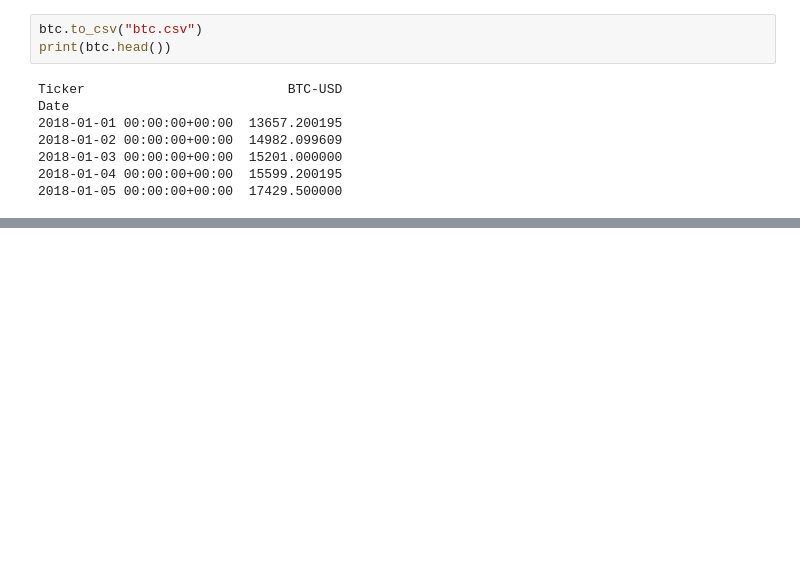
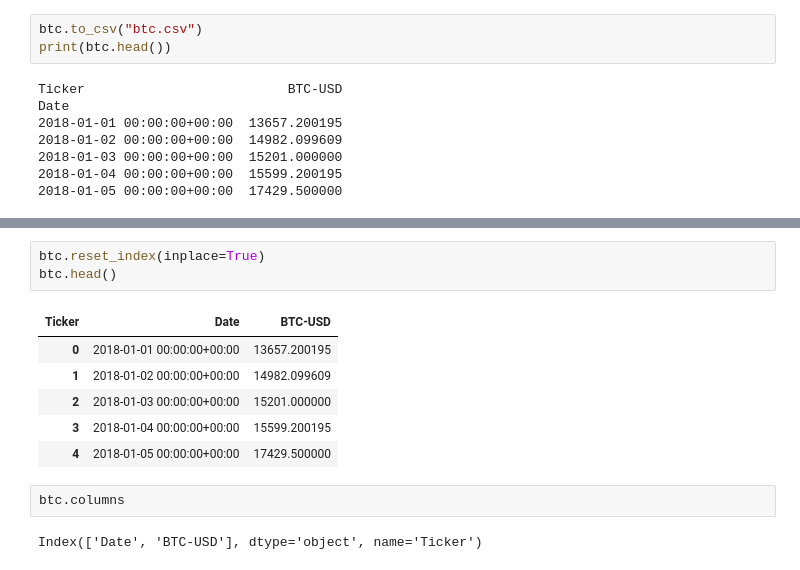
Before and after one commit to sandhrabijoy/Time-series, a Jupyter notebook: Bitcoin_timeseries.ipynb, the cells around one changed output, grey strips where cells are left out. Cells and saved outputs as stored; diff of their text form; blank space fills up the shorter version.

```diff
--- a/Bitcoin_timeseries.ipynb
+++ b/Bitcoin_timeseries.ipynb
@@ -73,0 +96,14 @@ Date
+# %%
+btc.reset_index(inplace=True)
+btc.head()
+# %% [output]
+| Ticker | Date | BTC-USD |
+| 0 | 2018-01-01 00:00:00+00:00 | 13657.200195 |
+| 1 | 2018-01-02 00:00:00+00:00 | 14982.099609 |
+| 2 | 2018-01-03 00:00:00+00:00 | 15201.000000 |
+| 3 | 2018-01-04 00:00:00+00:00 | 15599.200195 |
+| 4 | 2018-01-05 00:00:00+00:00 | 17429.500000 |
+# %%
+btc.columns
+# %% [output]
+Index(['Date', 'BTC-USD'], dtype='object', name='Ticker')
```
Also changed, not shown: parts of 8 cells of this notebook.
